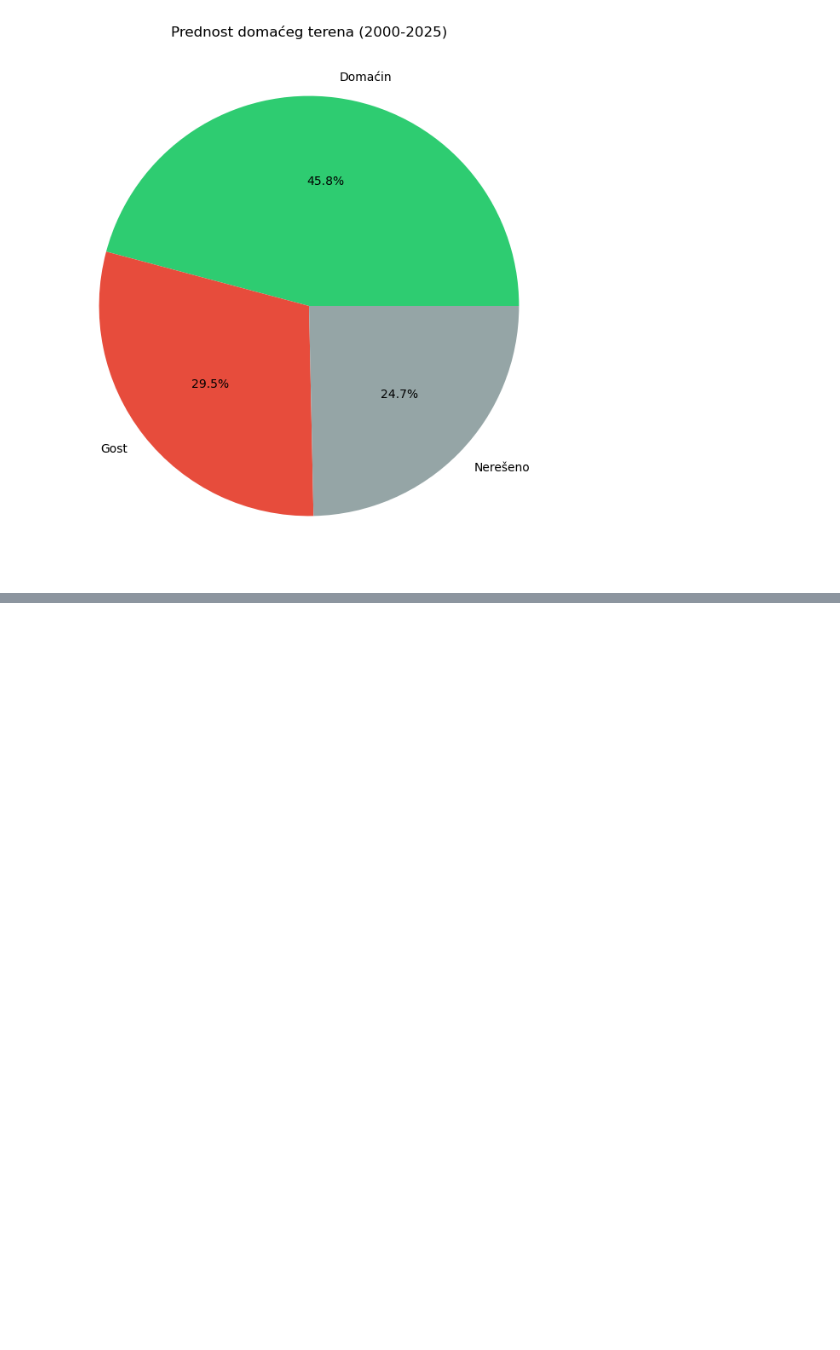
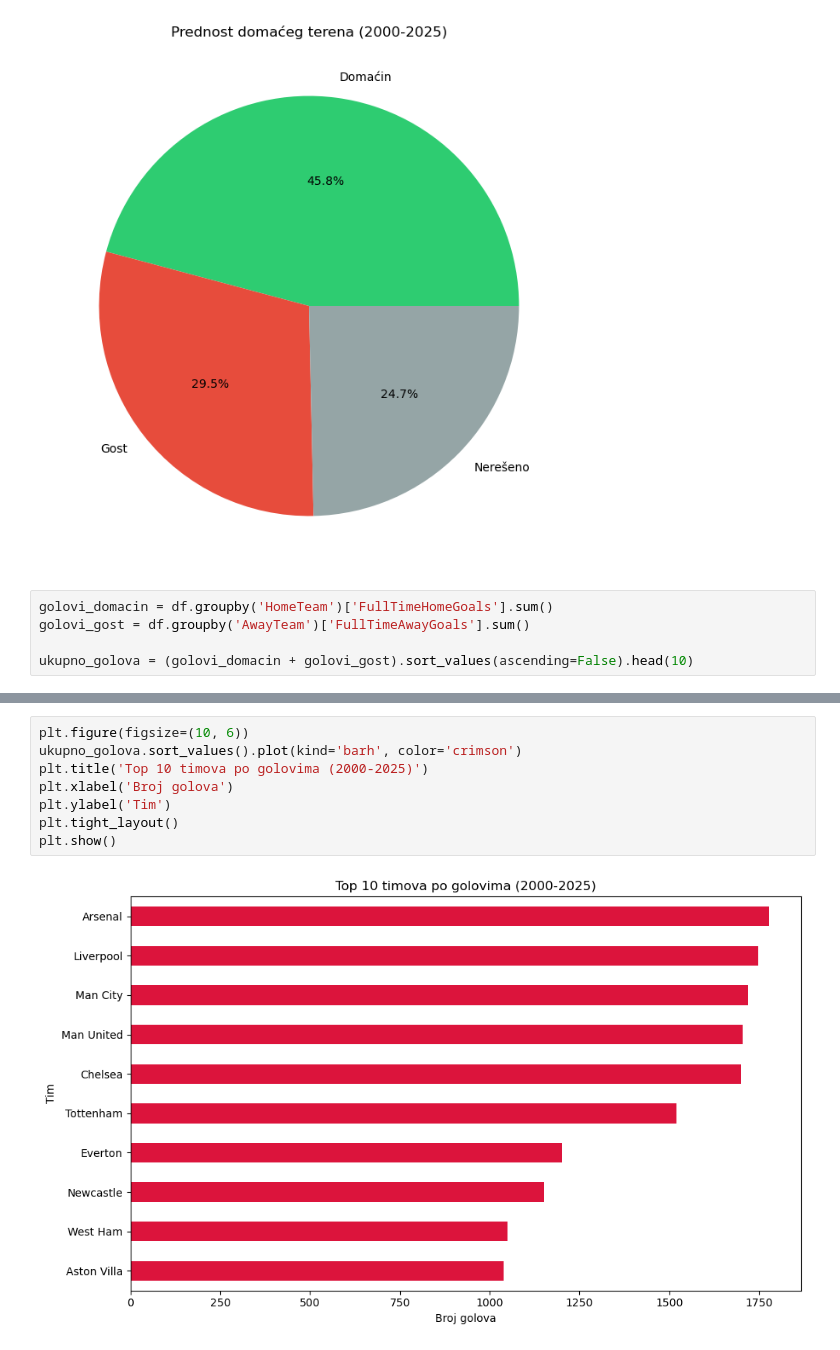
Before and after one commit to aleksamilekicc/premier_league_analysis, a Jupyter notebook: premier_league_analysis.ipynb, the cells around one changed output, grey strips where cells are left out. Drawn from its saved outputs; the diff is of its cells as text; blank space fills up the shorter version.

Commit message:
Add top 10 goals chart

```diff
--- a/premier_league_analysis.ipynb
+++ b/premier_league_analysis.ipynb
@@ -132,3 +132,8 @@ plt.title('Prednost domaćeg terena (2000-2025)')
 plt.show()
 # %% [output]
 [figure]
+# %%
+golovi_domacin = df.groupby('HomeTeam')['FullTimeHomeGoals'].sum()
+golovi_gost = df.groupby('AwayTeam')['FullTimeAwayGoals'].sum()
+
+ukupno_golova = (golovi_domacin + golovi_gost).sort_values(ascending=False).head(10)
@@ -134,0 +155,10 @@ plt.show()
+# %%
+plt.figure(figsize=(10, 6))
+ukupno_golova.sort_values().plot(kind='barh', color='crimson')
+plt.title('Top 10 timova po golovima (2000-2025)')
+plt.xlabel('Broj golova')
+plt.ylabel('Tim')
+plt.tight_layout()
+plt.show()
+# %% [output]
+[figure, added]
```
Also changed, not shown: parts of 1 cell of this notebook.
